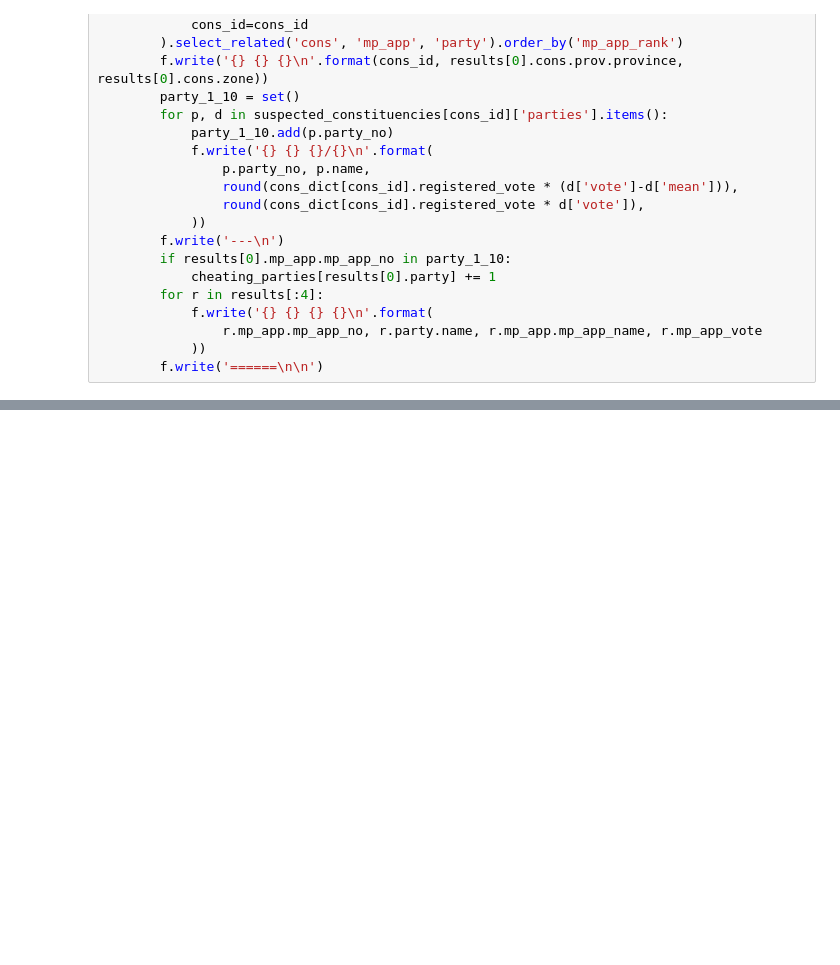
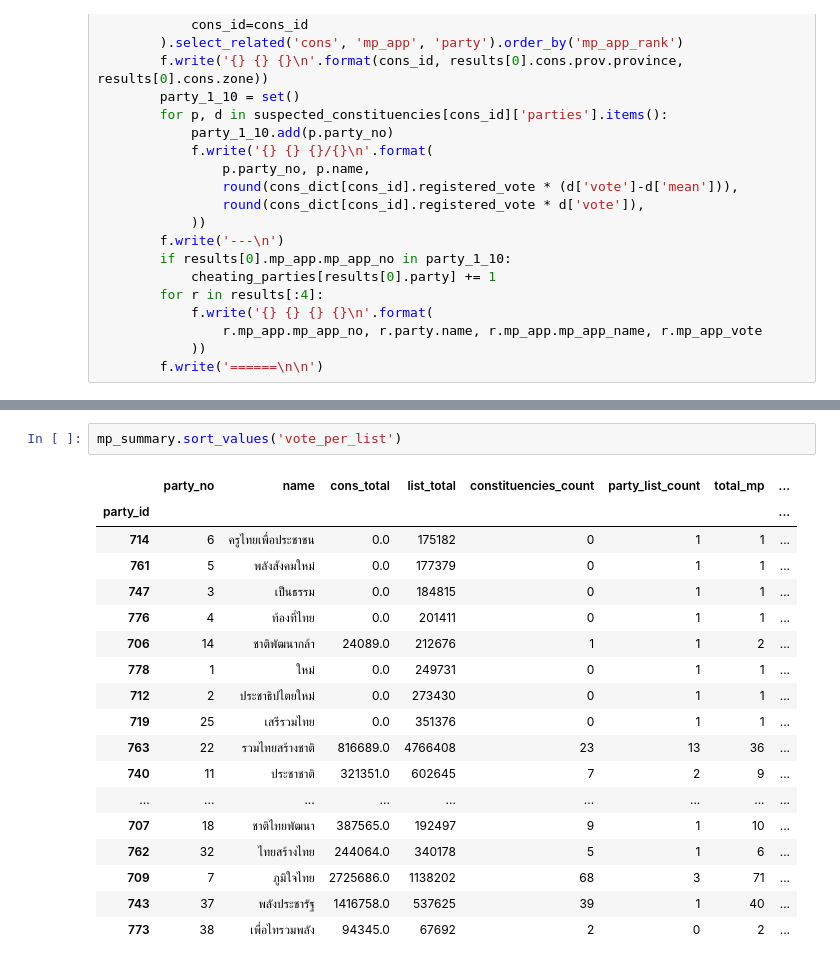
Before and after one commit to longman694/ect_66_analysis, a Jupyter notebook: analyze.ipynb, the cells around one changed output, grey strips where cells are left out. Drawn from its saved outputs; the diff is of its cells as text; blank space fills up the shorter version.

```diff
--- a/analyze.ipynb
+++ b/analyze.ipynb
@@ -259,0 +379,21 @@ defaultdict(<function __main__.<lambda>()>,
+# %%
+mp_summary.sort_values('vote_per_list')
+# %% [output]
+|  | party_no | name | cons_total | list_total | constituencies_count | party_list_count | total_mp | ... |
+| party_id |  |  |  |  |  |  |  | ... |
+| 714 | 6 | ครูไทยเพื่อประชาชน | 0.0 | 175182 | 0 | 1 | 1 | ... |
+| 761 | 5 | พลังสังคมใหม่ | 0.0 | 177379 | 0 | 1 | 1 | ... |
+| 747 | 3 | เป็นธรรม | 0.0 | 184815 | 0 | 1 | 1 | ... |
+| 776 | 4 | ท้องที่ไทย | 0.0 | 201411 | 0 | 1 | 1 | ... |
+| 706 | 14 | ชาติพัฒนากล้า | 24089.0 | 212676 | 1 | 1 | 2 | ... |
+| 778 | 1 | ใหม่ | 0.0 | 249731 | 0 | 1 | 1 | ... |
+| 712 | 2 | ประชาธิปไตยใหม่ | 0.0 | 273430 | 0 | 1 | 1 | ... |
+| 719 | 25 | เสรีรวมไทย | 0.0 | 351376 | 0 | 1 | 1 | ... |
+| 763 | 22 | รวมไทยสร้างชาติ | 816689.0 | 4766408 | 23 | 13 | 36 | ... |
+| 740 | 11 | ประชาชาติ | 321351.0 | 602645 | 7 | 2 | 9 | ... |
+| ... | ... | ... | ... | ... | ... | ... | ... | ... |
+| 707 | 18 | ชาติไทยพัฒนา | 387565.0 | 192497 | 9 | 1 | 10 | ... |
+| 762 | 32 | ไทยสร้างไทย | 244064.0 | 340178 | 5 | 1 | 6 | ... |
+| 709 | 7 | ภูมิใจไทย | 2725686.0 | 1138202 | 68 | 3 | 71 | ... |
+| 743 | 37 | พลังประชารัฐ | 1416758.0 | 537625 | 39 | 1 | 40 | ... |
+| 773 | 38 | เพื่อไทรวมพลัง | 94345.0 | 67692 | 2 | 0 | 2 | ... |
```
Also changed, not shown: parts of 15 cells of this notebook, 3 other files.
